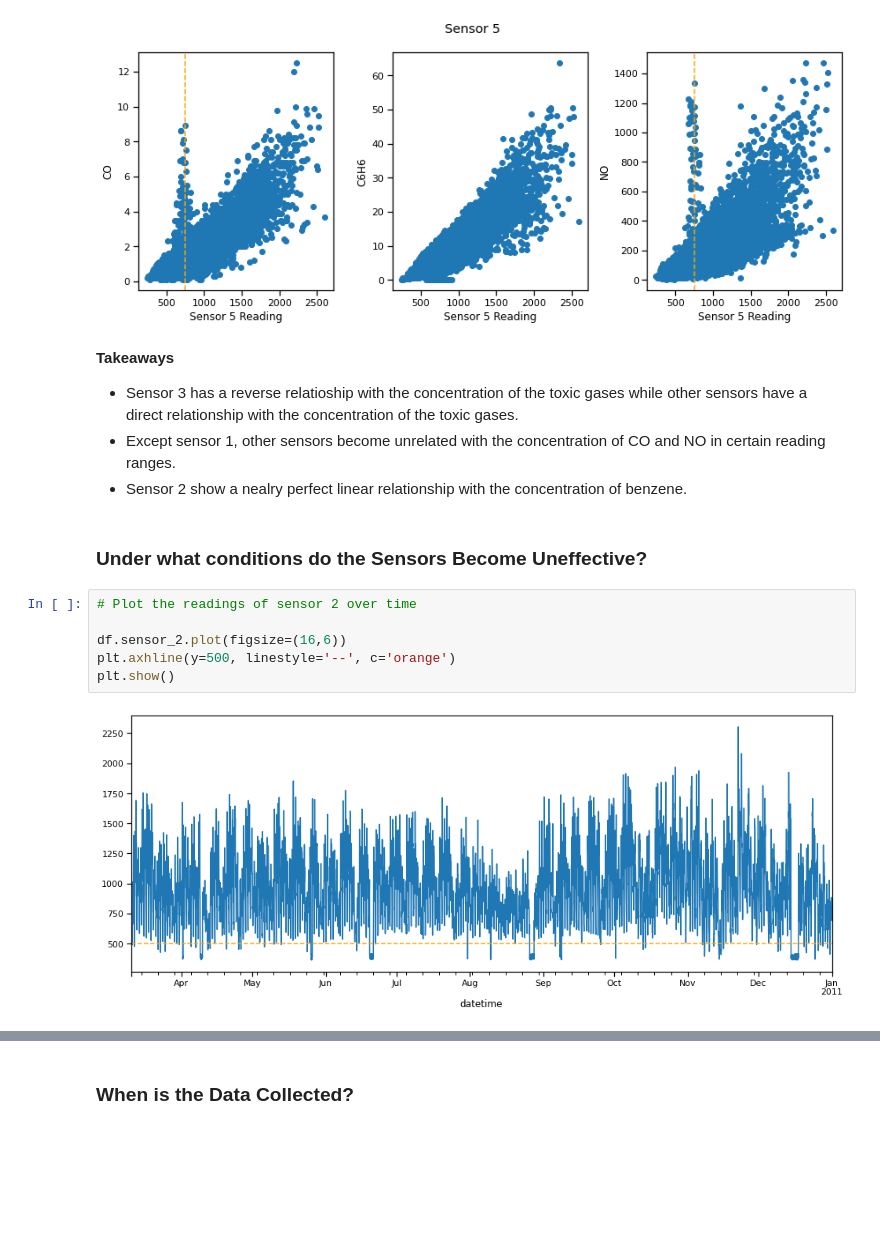
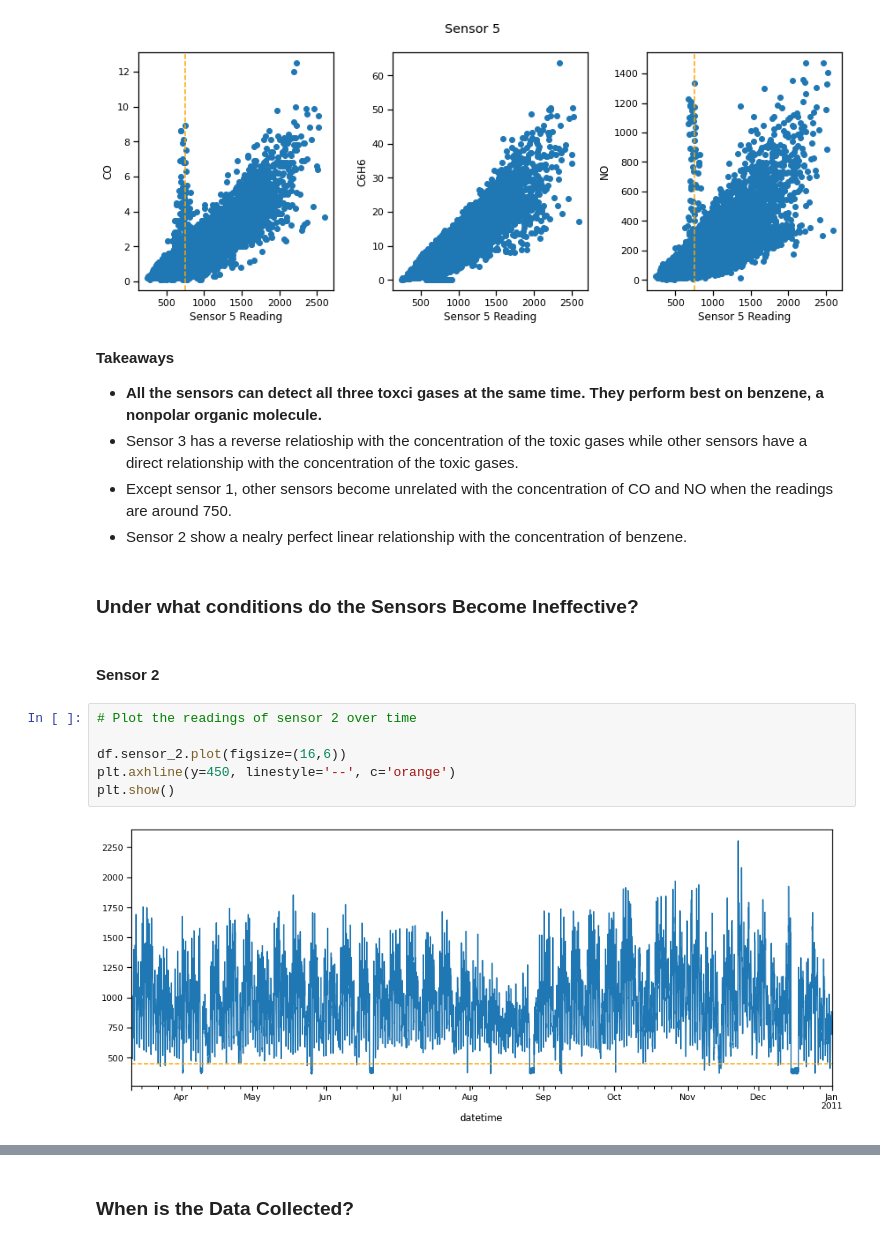
Before and after one commit to Yongliang-Shi/predicting-air-pollution, a Jupyter notebook: MVP.ipynb, the cells around one changed output, grey strips where cells are left out. Drawn from its saved outputs; the diff is of its cells as text; blank space fills up the shorter version.

```diff
--- a/MVP.ipynb
+++ b/MVP.ipynb
@@ -396,16 +397,19 @@ plt.show()
 [figure]
 # %% [markdown]
 **Takeaways**
+- <strong>All the sensors can detect all three toxci gases at the same time. They perform best on benzene, a nonpolar organic molecule.</strong>
 - Sensor 3 has a reverse relatioship with the concentration of the toxic gases while other sensors have a direct relationship with the concentration of the toxic gases.
-- Except sensor 1, other sensors become unrelated with the concentration of CO and NO in certain reading ranges.
+- Except sensor 1, other sensors become unrelated with the concentration of CO and NO when the readings are around 750.
 - Sensor 2 show a nealry perfect linear relationship with the concentration of benzene.
 # %% [markdown]
-### Under what conditions do the Sensors Become Uneffective?
+### Under what conditions do the Sensors Become Ineffective?
+# %% [markdown]
+#### Sensor 2
 # %%
 # Plot the readings of sensor 2 over time
 
 df.sensor_2.plot(figsize=(16,6))
-plt.axhline(y=500, linestyle='--', c='orange')
+plt.axhline(y=450, linestyle='--', c='orange')
 plt.show()
 # %% [output]
-[figure, old version]
+[figure, new version]
```
Also changed, not shown: parts of 10 cells of this notebook.
